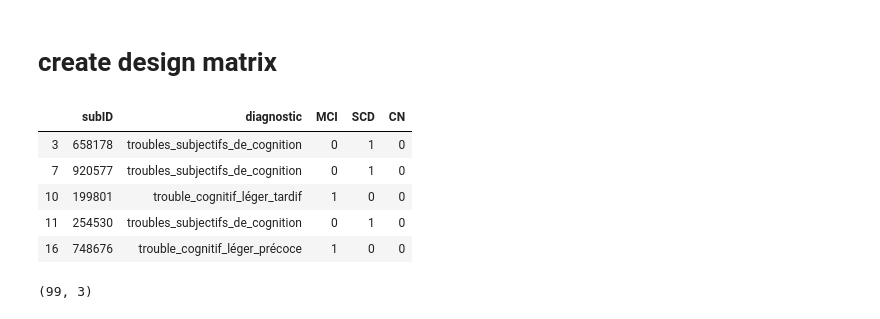
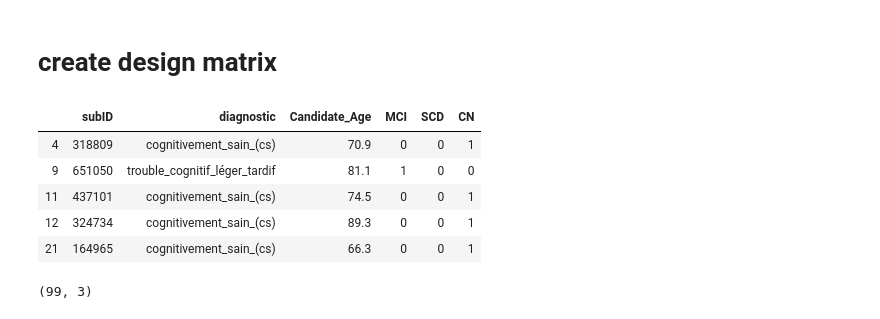
Before and after one commit to SIMEXP/hyperconnectivity_SCI, a Jupyter notebook: second_level_nistats.ipynb, the cells around one changed output. Saved outputs shown, nothing was run; the diff lists cells and outputs as text; code cells hidden in the pictures.

```diff
--- a/second_level_nistats.ipynb
+++ b/second_level_nistats.ipynb
@@ -30,0 +20,24 @@ cimaq_diagnostic.shape
+# %%
+#load the csv files
+cimaq_diagnostic = pd.read_csv('36448_diagnostic_clinique.tsv', sep = '\t')
+cimaq_diagnostic
+print(set(cimaq_diagnostic['36448_diagnostic_clinique'].values))
+
+#Rename the columns
+cimaq_diagnostic = cimaq_diagnostic[['CandID','36448_diagnostic_clinique','Candidate_Age']]
+cimaq_diagnostic.rename(columns = {"CandID":"subID","36448_diagnostic_clinique":"diagnostic","Candidate Age":"Age" },inplace=True)
+
+#drop the rows that have nan
+cimaq_diagnostic.dropna(inplace=True)
+
+#drop the subjects that have AD
+cimaq_diagnostic = cimaq_diagnostic.loc[cimaq_diagnostic["diagnostic"] != "démence_de_type_alzheimer-légère" ]
+
+#Get the subject IDs from the the rmaps
+subjectID_set = set([sub.split("sub")[1].split("_")[0] for sub in connectivity_maps])
+
+#drop the subjects from csv if rmaps are not present
+cimaq_diagnostic = cimaq_diagnostic.loc[cimaq_diagnostic["subID"].isin(subjectID_set)]
+
+print(cimaq_diagnostic.shape)
+cimaq_diagnostic.head()
@@ -33,37 +55,35 @@ cimaq_diagnostic.shape
 # %%
 
 cimaq_diagnostic["MCI"] = 0
 cimaq_diagnostic["SCD"] = 0
 cimaq_diagnostic["CN"] = 0
 
-subjectID_set = set([sub.split("sub")[1].split("_")[0] for sub in connectivity_maps])
-drop = []
 for i,r in cimaq_diagnostic.iterrows():
 
-    #
+    #print(i)
     if(r["diagnostic"] == "troubles_subjectifs_de_cognition" ):
         cimaq_diagnostic.loc[i,"SCD"] = 1
 
     if(r["diagnostic"] == "cognitivement_sain_(cs)"):
         cimaq_diagnostic.loc[i,"CN"] = 1
 
     if("trouble_cognitif_léger" in r["diagnostic"] ):
         cimaq_diagnostic.loc[i,"MCI"] = 1
 
 
-    cimaq_diagnostic.loc[i,"subID"] = str(r["subID"])
+    cimaq_diagnostic.loc[i,"subID"] = str(r["subID"]).split(".")[0]
 
 
-cimaq_diagnostic = cimaq_diagnostic.loc[cimaq_diagnostic["diagnostic"] != "démence_de_type_alzheimer-légère" ]
-cimaq_diagnostic = cimaq_diagnostic.loc[cimaq_diagnostic["subID"].isin(subjectID_set)]
+# cimaq_diagnostic = cimaq_diagnostic.loc[cimaq_diagnostic["diagnostic"] != "démence_de_type_alzheimer-légère" ]
+# cimaq_diagnostic = cimaq_diagnostic.loc[cimaq_diagnostic["subID"].isin(subjectID_set)]
 cimaq_diagnostic.head()
 # %% [output]
-|  | subID | diagnostic | MCI | SCD | CN |
-| 3 | 658178 | troubles_subjectifs_de_cognition | 0 | 1 | 0 |
-| 7 | 920577 | troubles_subjectifs_de_cognition | 0 | 1 | 0 |
-| 10 | 199801 | trouble_cognitif_léger_tardif | 1 | 0 | 0 |
-| 11 | 254530 | troubles_subjectifs_de_cognition | 0 | 1 | 0 |
-| 16 | 748676 | trouble_cognitif_léger_précoce | 1 | 0 | 0 |
+|  | subID | diagnostic | Candidate_Age | MCI | SCD | CN |
+| 4 | 318809 | cognitivement_sain_(cs) | 70.9 | 0 | 0 | 1 |
+| 9 | 651050 | trouble_cognitif_léger_tardif | 81.1 | 1 | 0 | 0 |
+| 11 | 437101 | cognitivement_sain_(cs) | 74.5 | 0 | 0 | 1 |
+| 12 | 324734 | cognitivement_sain_(cs) | 89.3 | 0 | 0 | 1 |
+| 21 | 164965 | cognitivement_sain_(cs) | 66.3 | 0 | 0 | 1 |
 # %%
 design_matrix = cimaq_diagnostic[["MCI","SCD","CN"]]
 design_matrix.shape
```
Also changed, not shown: parts of 12 cells of this notebook.
